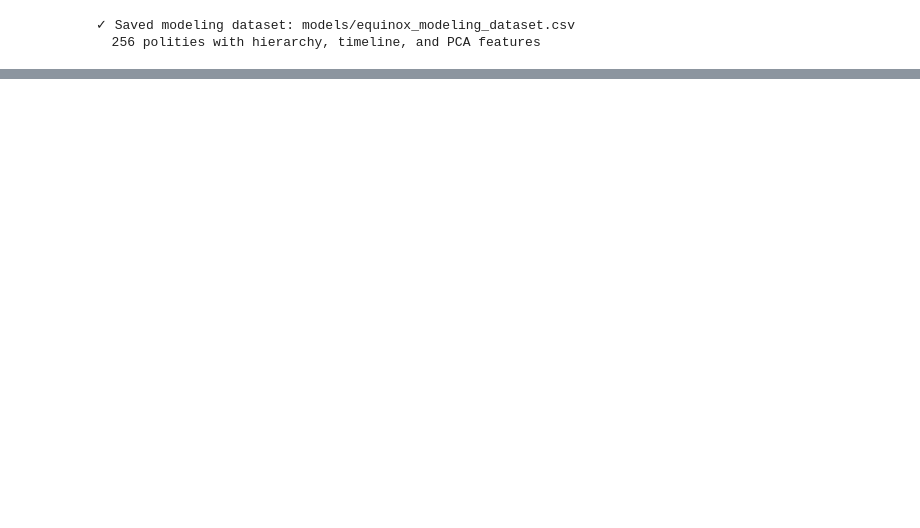
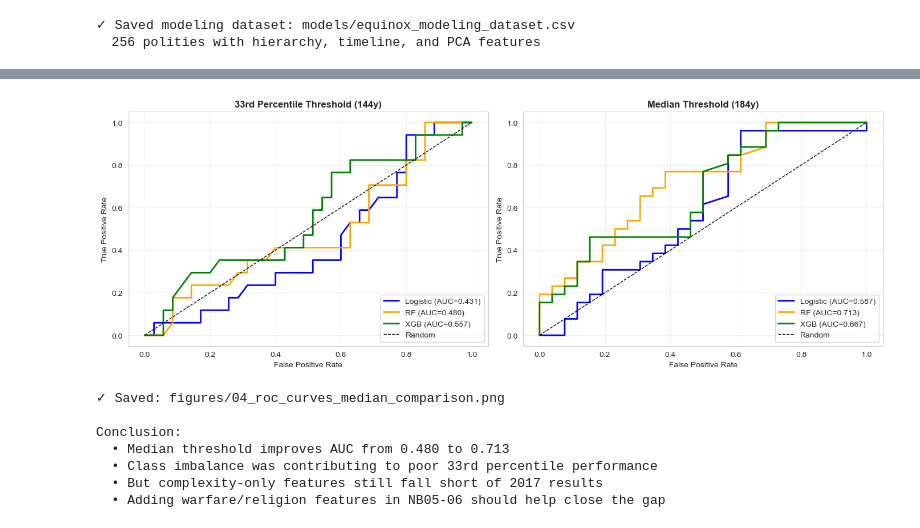
Before and after one commit to TheApexWu/psychohistoryML, a Jupyter notebook: notebooks/04_equinox_replication.ipynb, the cells around one changed output, grey strips where cells are left out. Saved outputs shown, nothing was run; the diff lists cells and outputs as text; code cells hidden in the pictures; blank space fills up the shorter version.

```diff
--- a/notebooks/04_equinox_replication.ipynb
+++ b/notebooks/04_equinox_replication.ipynb
@@ -1271,0 +1210,55 @@ print(f"  {len(modeling_df)} polities with hierarchy, timeline, and PCA features
+# %%
+# Plot ROC comparison
+fig, axes = plt.subplots(1, 2, figsize=(14, 5))
+
+# Left: 33rd percentile (current)
+ax1 = axes[0]
+fpr_lr, tpr_lr, _ = roc_curve(y_test, y_proba_lr)
+fpr_rf, tpr_rf, _ = roc_curve(y_test, y_proba_rf)
+ax1.plot(fpr_lr, tpr_lr, 'b-', lw=2, label=f'Logistic (AUC={auc_lr:.3f})')
+ax1.plot(fpr_rf, tpr_rf, 'orange', lw=2, label=f'RF (AUC={auc_rf:.3f})')
+if HAS_XGB:
+    fpr_xgb, tpr_xgb, _ = roc_curve(y_test, y_proba_xgb)
+    ax1.plot(fpr_xgb, tpr_xgb, 'g-', lw=2, label=f'XGB (AUC={auc_xgb:.3f})')
+ax1.plot([0,1], [0,1], 'k--', lw=1, label='Random')
+ax1.set_xlabel('False Positive Rate')
+ax1.set_ylabel('True Positive Rate')
+ax1.set_title(f'33rd Percentile Threshold ({duration_threshold:.0f}y)', fontweight='bold')
+ax1.legend(loc='lower right')
+ax1.grid(alpha=0.3)
+
+# Right: Median
+ax2 = axes[1]
+fpr_lr_m, tpr_lr_m, _ = roc_curve(y_te_m, lr_m.predict_proba(X_te_ms)[:, 1])
+fpr_rf_m, tpr_rf_m, _ = roc_curve(y_te_m, y_proba_rf_m)
+ax2.plot(fpr_lr_m, tpr_lr_m, 'b-', lw=2, label=f'Logistic (AUC={auc_lr_m:.3f})')
+ax2.plot(fpr_rf_m, tpr_rf_m, 'orange', lw=2, label=f'RF (AUC={auc_rf_m:.3f})')
+if HAS_XGB:
+    fpr_xgb_m, tpr_xgb_m, _ = roc_curve(y_te_m, xgb_m.predict_proba(X_te_m)[:, 1])
+    ax2.plot(fpr_xgb_m, tpr_xgb_m, 'g-', lw=2, label=f'XGB (AUC={auc_xgb_m:.3f})')
+ax2.plot([0,1], [0,1], 'k--', lw=1, label='Random')
+ax2.set_xlabel('False Positive Rate')
+ax2.set_ylabel('True Positive Rate')
+ax2.set_title(f'Median Threshold ({med_threshold:.0f}y)', fontweight='bold')
+ax2.legend(loc='lower right')
+ax2.grid(alpha=0.3)
+
+plt.tight_layout()
+plt.savefig('figures/04_roc_curves_median_comparison.png', dpi=300, bbox_inches='tight')
+plt.show()
+
+print("\n✓ Saved: figures/04_roc_curves_median_comparison.png")
+print(f"\nConclusion:")
+print(f"  • Median threshold improves AUC from {auc_rf:.3f} to {auc_rf_m:.3f}")
+print(f"  • Class imbalance was contributing to poor 33rd percentile performance")
+print(f"  • But complexity-only features still fall short of 2017 results")
+print(f"  • Adding warfare/religion features in NB05-06 should help close the gap")
+# %% [output]
+[figure, added]
+✓ Saved: figures/04_roc_curves_median_comparison.png
+
+Conclusion:
+  • Median threshold improves AUC from 0.480 to 0.713
+  • Class imbalance was contributing to poor 33rd percentile performance
+  • But complexity-only features still fall short of 2017 results
+  • Adding warfare/religion features in NB05-06 should help close the gap
```
Also changed, not shown: parts of 18 cells of this notebook, 31 other files.
